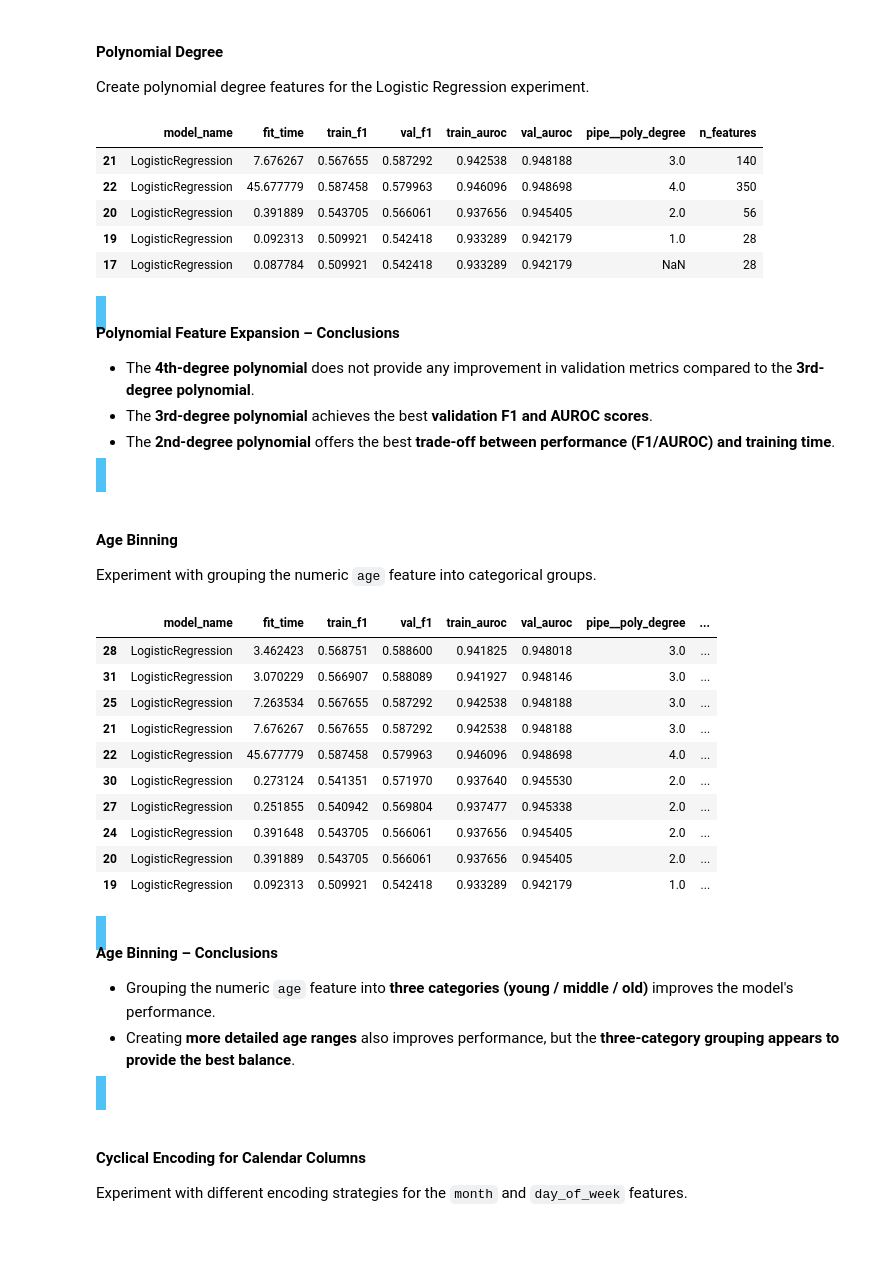
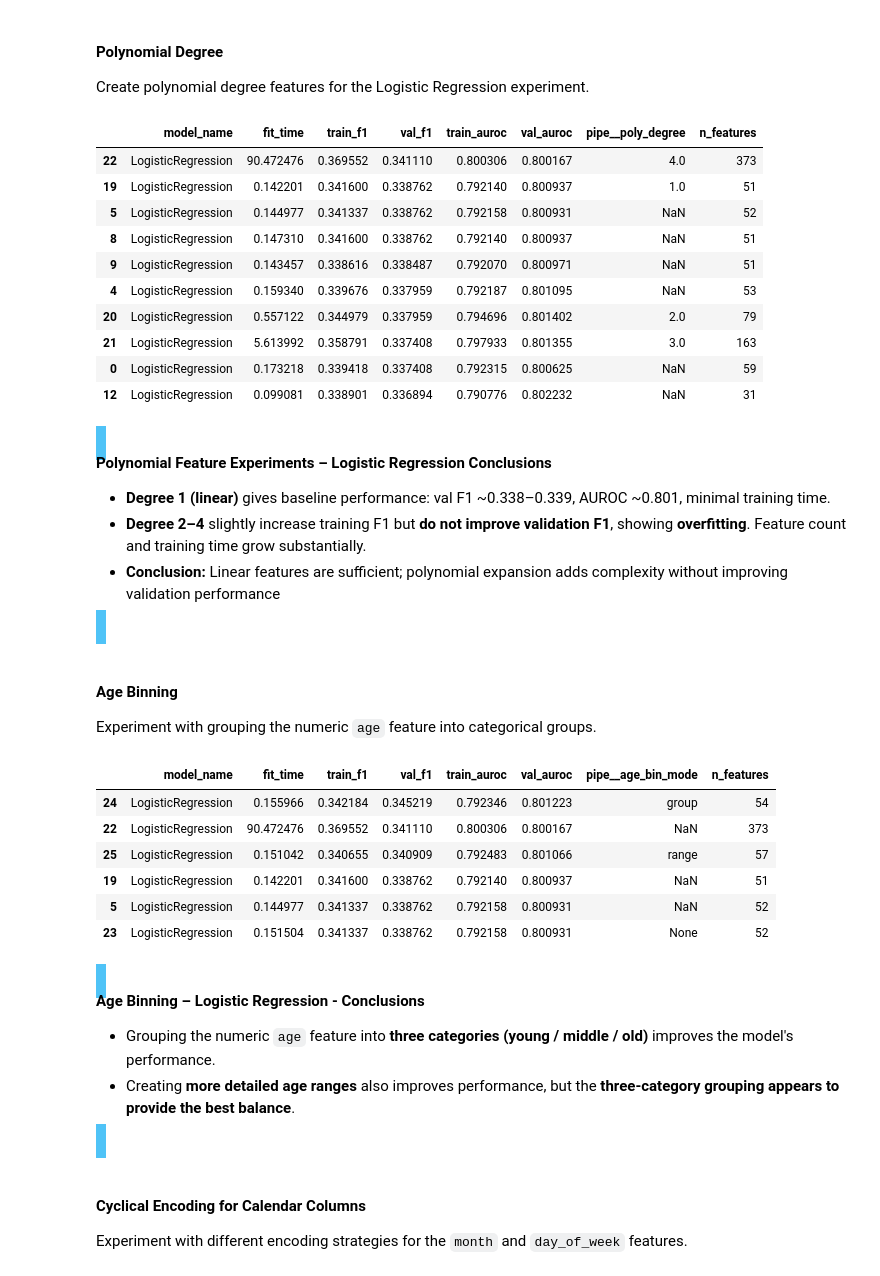
Before and after one commit to Maxstef/bank-deposit-prediction, a Jupyter notebook: notebooks/03_modeling.ipynb, the cells around one changed output. Saved outputs shown, nothing was run; the diff lists cells and outputs as text; code cells hidden in the pictures; blank space fills up the shorter version.

```diff
--- a/notebooks/03_modeling.ipynb
+++ b/notebooks/03_modeling.ipynb
@@ -416,23 +423,28 @@ for poly_degree in poly_degree_options:
 # %%
 show_results_df(
     show_cols=["model_name", "fit_time", "train_f1", "val_f1", "train_auroc", "val_auroc", "pipe__poly_degree", "n_features"],
-    show_count=5,
+    show_count=10,
 )
 # %% [output]
 |  | model_name | fit_time | train_f1 | val_f1 | train_auroc | val_auroc | pipe__poly_degree | n_features |
-| 21 | LogisticRegression | 7.676267 | 0.567655 | 0.587292 | 0.942538 | 0.948188 | 3.0 | 140 |
-| 22 | LogisticRegression | 45.677779 | 0.587458 | 0.579963 | 0.946096 | 0.948698 | 4.0 | 350 |
-| 20 | LogisticRegression | 0.391889 | 0.543705 | 0.566061 | 0.937656 | 0.945405 | 2.0 | 56 |
-| 19 | LogisticRegression | 0.092313 | 0.509921 | 0.542418 | 0.933289 | 0.942179 | 1.0 | 28 |
-| 17 | LogisticRegression | 0.087784 | 0.509921 | 0.542418 | 0.933289 | 0.942179 | NaN | 28 |
+| 22 | LogisticRegression | 90.472476 | 0.369552 | 0.341110 | 0.800306 | 0.800167 | 4.0 | 373 |
+| 19 | LogisticRegression | 0.142201 | 0.341600 | 0.338762 | 0.792140 | 0.800937 | 1.0 | 51 |
+| 5 | LogisticRegression | 0.144977 | 0.341337 | 0.338762 | 0.792158 | 0.800931 | NaN | 52 |
+| 8 | LogisticRegression | 0.147310 | 0.341600 | 0.338762 | 0.792140 | 0.800937 | NaN | 51 |
+| 9 | LogisticRegression | 0.143457 | 0.338616 | 0.338487 | 0.792070 | 0.800971 | NaN | 51 |
+| 4 | LogisticRegression | 0.159340 | 0.339676 | 0.337959 | 0.792187 | 0.801095 | NaN | 53 |
+| 20 | LogisticRegression | 0.557122 | 0.344979 | 0.337959 | 0.794696 | 0.801402 | 2.0 | 79 |
+| 21 | LogisticRegression | 5.613992 | 0.358791 | 0.337408 | 0.797933 | 0.801355 | 3.0 | 163 |
+| 0 | LogisticRegression | 0.173218 | 0.339418 | 0.337408 | 0.792315 | 0.800625 | NaN | 59 |
+| 12 | LogisticRegression | 0.099081 | 0.338901 | 0.336894 | 0.790776 | 0.802232 | NaN | 31 |
 # %% [markdown]
 <span style="background-color: #4FC3F7; display:block; padding:10px">
 
-**Polynomial Feature Expansion – Conclusions**
+**Polynomial Feature Experiments – Logistic Regression Conclusions**
 
-- The **4th-degree polynomial** does not provide any improvement in validation metrics compared to the **3rd-degree polynomial**.
-- The **3rd-degree polynomial** achieves the best **validation F1 and AUROC scores**.
-- The **2nd-degree polynomial** offers the best **trade-off between performance (F1/AUROC) and training time**.
+- **Degree 1 (linear)** gives baseline performance: val F1 ~0.338–0.339, AUROC ~0.801, minimal training time.
+- **Degree 2–4** slightly increase training F1 but **do not improve validation F1**, showing **overfitting**. Feature count and training time grow substantially.
+- **Conclusion:** Linear features are sufficient; polynomial expansion adds complexity without improving validation performance
 
 </span>
 # %% [markdown]
@@ -456,24 +465,20 @@ for age_bin_mode in age_bin_mode_options:
 # %%
 show_results_df(
-    show_cols=["model_name", "fit_time", "train_f1", "val_f1", "train_auroc", "val_auroc", "pipe__poly_degree", "pipe__age_bin_mode", "n_features"],
-    show_count=10,
+    show_cols=["model_name", "fit_time", "train_f1", "val_f1", "train_auroc", "val_auroc", "pipe__age_bin_mode", "n_features"],
+    show_count=6,
 )
 # %% [output]
-|  | model_name | fit_time | train_f1 | val_f1 | train_auroc | val_auroc | pipe__poly_degree | ... |
-| 28 | LogisticRegression | 3.462423 | 0.568751 | 0.588600 | 0.941825 | 0.948018 | 3.0 | ... |
-| 31 | LogisticRegression | 3.070229 | 0.566907 | 0.588089 | 0.941927 | 0.948146 | 3.0 | ... |
-| 25 | LogisticRegression | 7.263534 | 0.567655 | 0.587292 | 0.942538 | 0.948188 | 3.0 | ... |
-| 21 | LogisticRegression | 7.676267 | 0.567655 | 0.587292 | 0.942538 | 0.948188 | 3.0 | ... |
-| 22 | LogisticRegression | 45.677779 | 0.587458 | 0.579963 | 0.946096 | 0.948698 | 4.0 | ... |
-| 30 | LogisticRegression | 0.273124 | 0.541351 | 0.571970 | 0.937640 | 0.945530 | 2.0 | ... |
-| 27 | LogisticRegression | 0.251855 | 0.540942 | 0.569804 | 0.937477 | 0.945338 | 2.0 | ... |
-| 24 | LogisticRegression | 0.391648 | 0.543705 | 0.566061 | 0.937656 | 0.945405 | 2.0 | ... |
-| 20 | LogisticRegression | 0.391889 | 0.543705 | 0.566061 | 0.937656 | 0.945405 | 2.0 | ... |
-| 19 | LogisticRegression | 0.092313 | 0.509921 | 0.542418 | 0.933289 | 0.942179 | 1.0 | ... |
+|  | model_name | fit_time | train_f1 | val_f1 | train_auroc | val_auroc | pipe__age_bin_mode | n_features |
+| 24 | LogisticRegression | 0.155966 | 0.342184 | 0.345219 | 0.792346 | 0.801223 | group | 54 |
+| 22 | LogisticRegression | 90.472476 | 0.369552 | 0.341110 | 0.800306 | 0.800167 | NaN | 373 |
+| 25 | LogisticRegression | 0.151042 | 0.340655 | 0.340909 | 0.792483 | 0.801066 | range | 57 |
+| 19 | LogisticRegression | 0.142201 | 0.341600 | 0.338762 | 0.792140 | 0.800937 | NaN | 51 |
+| 5 | LogisticRegression | 0.144977 | 0.341337 | 0.338762 | 0.792158 | 0.800931 | NaN | 52 |
+| 23 | LogisticRegression | 0.151504 | 0.341337 | 0.338762 | 0.792158 | 0.800931 | None | 52 |
 # %% [markdown]
 <span style="background-color: #4FC3F7; display:block; padding:10px">
 
-**Age Binning – Conclusions**
+**Age Binning – Logistic Regression - Conclusions**
 
 - Grouping the numeric `age` feature into **three categories (young / middle / old)** improves the model's performance.
 - Creating **more detailed age ranges** also improves performance, but the **three-category grouping appears to provide the best balance**.
```
Also changed, not shown: parts of 48 cells of this notebook, 3 other files.
